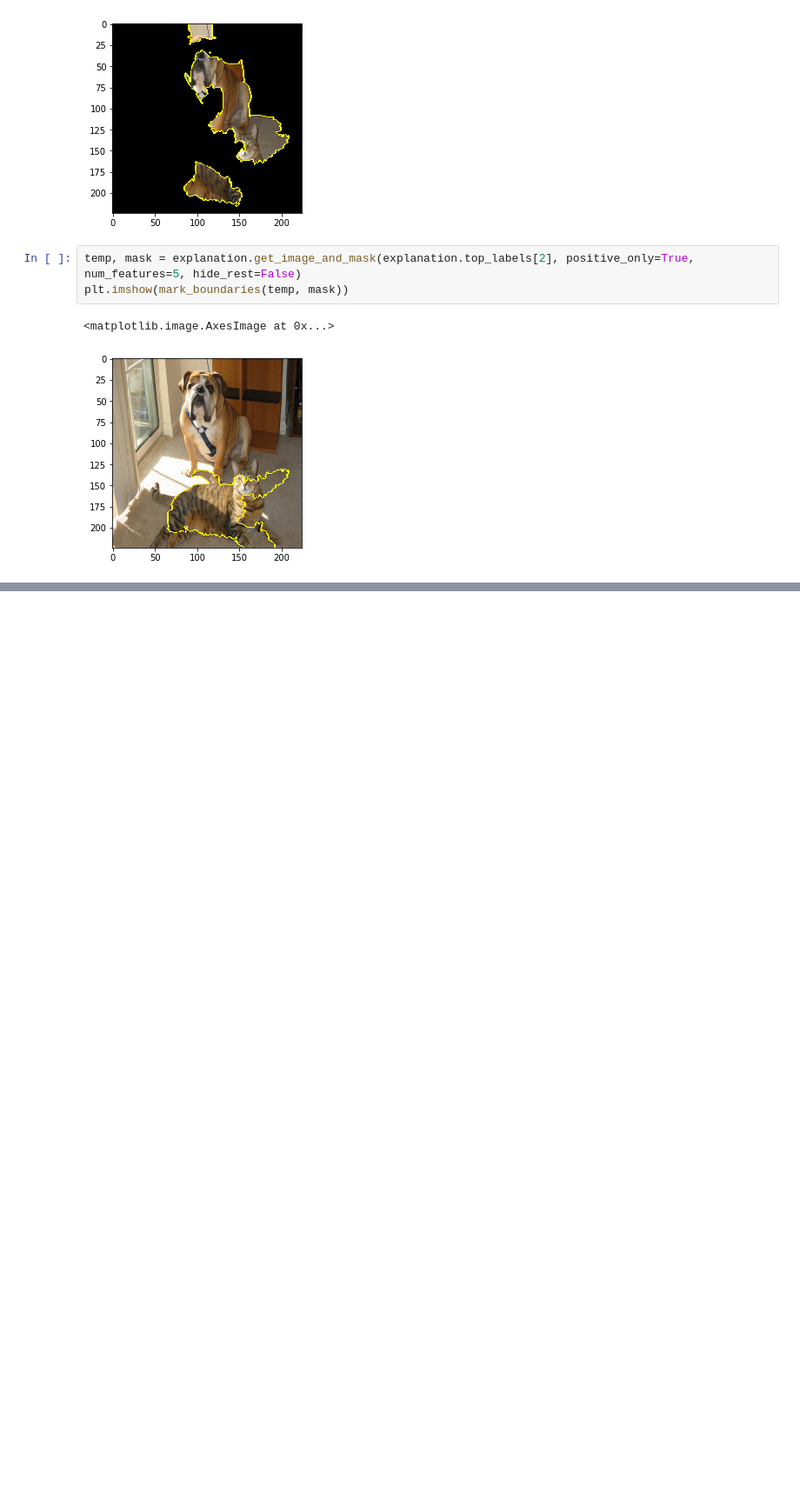
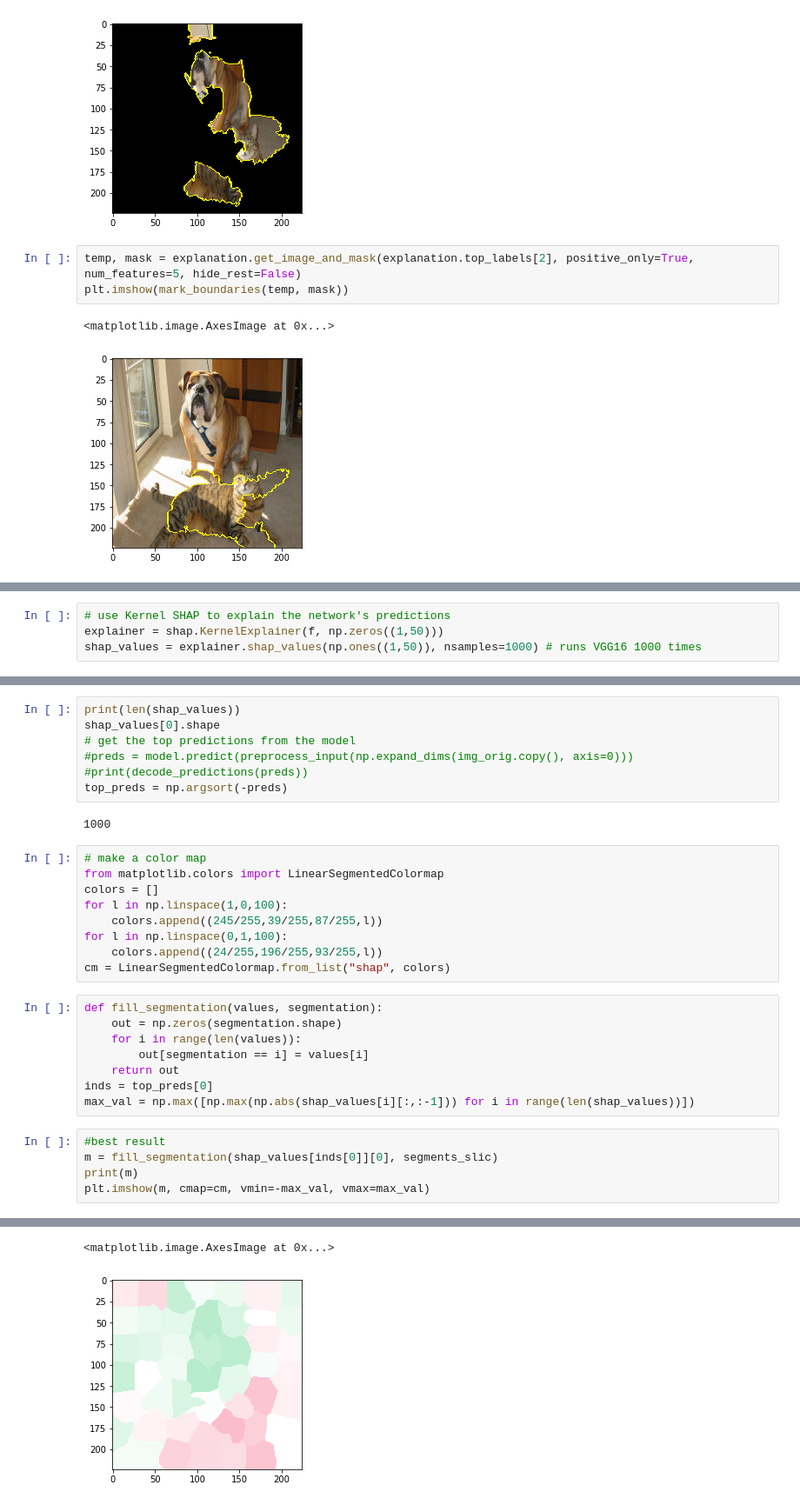
Before and after one commit to noemi-gozzi/Thesis-XAI, a Jupyter notebook: src/BENCHMARK-RESNET50.ipynb, the cells around one changed output, grey strips where cells are left out. Shown at 87% size. Drawn from its saved outputs; the diff is of its cells as text; blank space fills up the shorter version.

```diff
--- a/src/BENCHMARK-RESNET50.ipynb
+++ b/src/BENCHMARK-RESNET50.ipynb
@@ -140,0 +187,4 @@ plt.imshow(mark_boundaries(temp, mask))
+# %%
+# use Kernel SHAP to explain the network's predictions
+explainer = shap.KernelExplainer(f, np.zeros((1,50)))
+shap_values = explainer.shap_values(np.ones((1,50)), nsamples=1000) # runs VGG16 1000 times
@@ -140,0 +218,32 @@ plt.imshow(mark_boundaries(temp, mask))
+# %%
+print(len(shap_values))
+shap_values[0].shape
+# get the top predictions from the model
+#preds = model.predict(preprocess_input(np.expand_dims(img_orig.copy(), axis=0)))
+#print(decode_predictions(preds))
+top_preds = np.argsort(-preds)
+# %% [output]
+1000
+# %%
+# make a color map
+from matplotlib.colors import LinearSegmentedColormap
+colors = []
+for l in np.linspace(1,0,100):
+    colors.append((245/255,39/255,87/255,l))
+for l in np.linspace(0,1,100):
+    colors.append((24/255,196/255,93/255,l))
+cm = LinearSegmentedColormap.from_list("shap", colors)
+# %%
+def fill_segmentation(values, segmentation):
+    out = np.zeros(segmentation.shape)
+    for i in range(len(values)):
+        out[segmentation == i] = values[i]
+    return out
+inds = top_preds[0]
+max_val = np.max([np.max(np.abs(shap_values[i][:,:-1])) for i in range(len(shap_values))])
+# %%
+#best result
+m = fill_segmentation(shap_values[inds[0]][0], segments_slic)
+print(m)
+plt.imshow(m, cmap=cm, vmin=-max_val, vmax=max_val)
+# %% [output]
@@ -140,0 +263,2 @@ plt.imshow(mark_boundaries(temp, mask))
+<matplotlib.image.AxesImage at 0x...>
+[figure, added]
```
Also changed, not shown: parts of 18 cells of this notebook, 2 other files.
